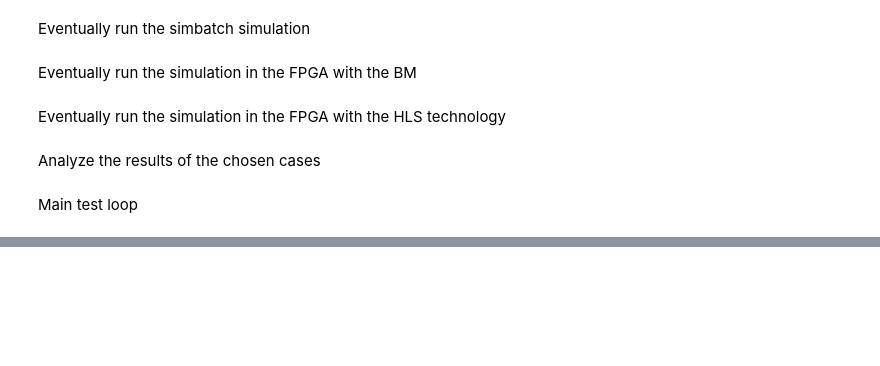
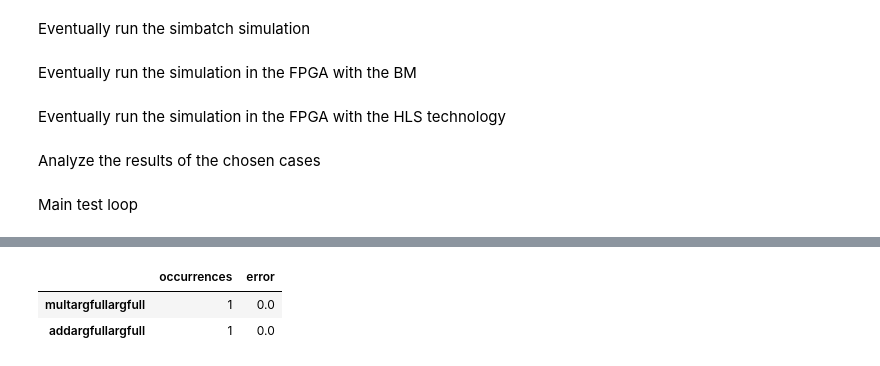
Before and after one commit to BondMachineHQ/bmsymtests, a Jupyter notebook: analyze.ipynb, the cells around one changed output, grey strips where cells are left out. Saved outputs shown, nothing was run; the diff lists cells and outputs as text; code cells hidden in the pictures; blank space fills up the shorter version.

```diff
--- a/analyze.ipynb
+++ b/analyze.ipynb
@@ -127,14 +148,19 @@ disp.display(spExpr)
 # %%
 # Load the statistics from the JSON file as draw an histogram
 with open('statistics.json', 'r') as f:
     data = json.load(f)
 
 df = pd.DataFrame.from_dict(data, orient='index', columns=['occurrences'])
 totOccurrences = df['occurrences'].sum()
-newCol=pd.DataFrame(df['occurrences'])
-newCol=newCol * mse / totOccurrences
+newCol=mse
+if totOccurrences>0:
+    newCol=newCol / totOccurrences
 df['error'] = newCol
 df
+# %% [output]
+|  | occurrences | error |
+| multargfullargfull | 1 | 0.0 |
+| addargfullargfull | 1 | 0.0 |
 # %%
 # Plot the histogram
 df['occurrences'].plot(kind='bar', figsize=(10, 6), color='skyblue')
```
Also changed, not shown: parts of 10 cells of this notebook, 2 other files.
